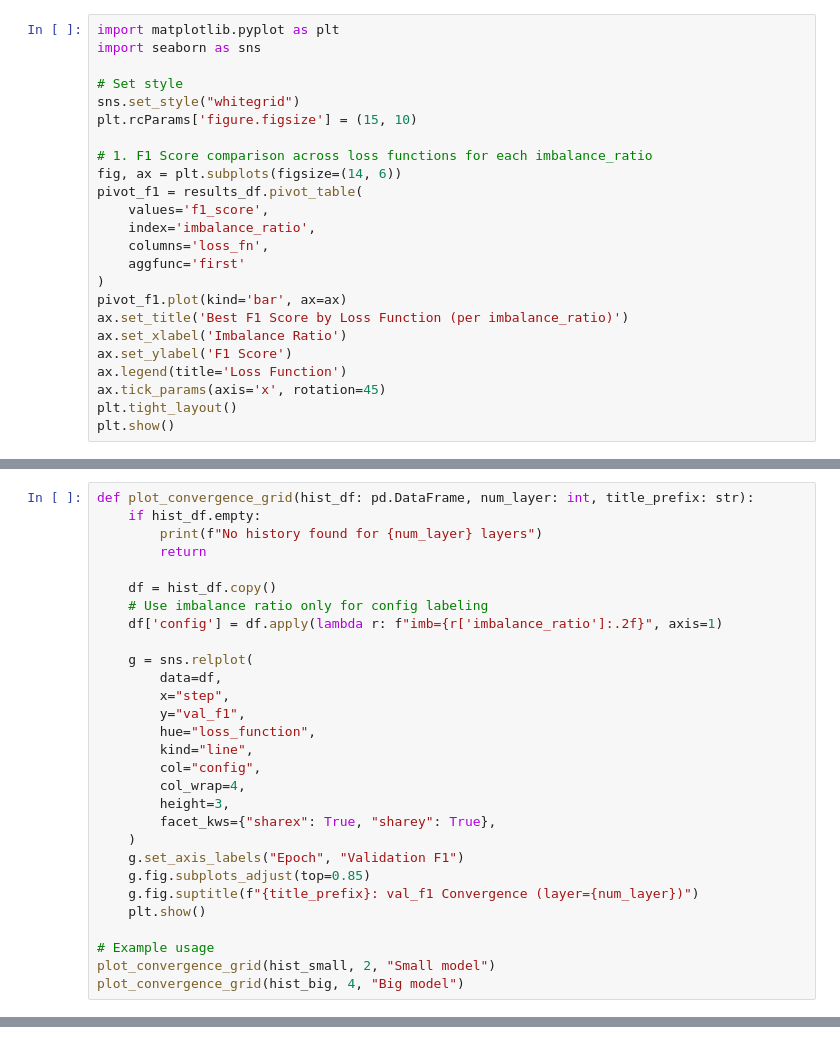
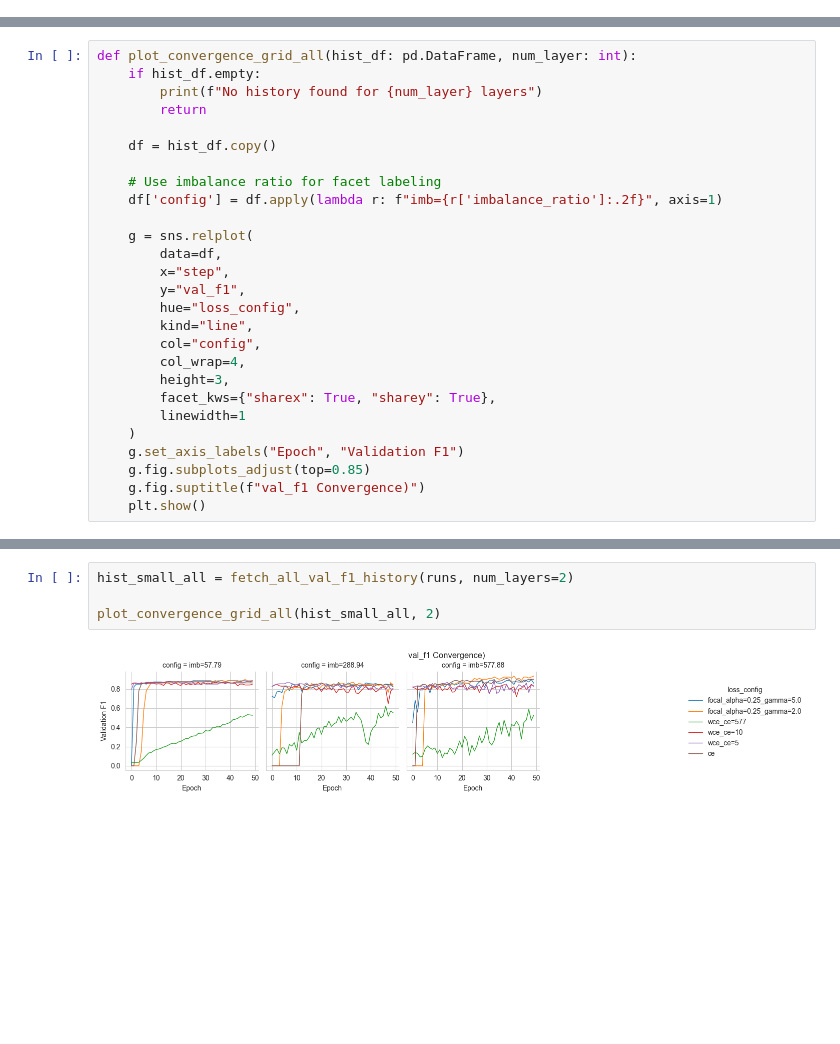
Before and after one commit to jwgit12/class-imbalance-loss-comparison, a Jupyter notebook: Visulaisation/data_viewer_creditcard.ipynb, the cells around one changed output, grey strips where cells are left out. Drawn from its saved outputs; the diff is of its cells as text; blank space fills up the shorter version.

```diff
--- a/Visulaisation/data_viewer_creditcard.ipynb
+++ b/Visulaisation/data_viewer_creditcard.ipynb
@@ -110,24 +73,0 @@ print(results_df)
-# %%
-import matplotlib.pyplot as plt
-import seaborn as sns
-
-# Set style
-sns.set_style("whitegrid")
-plt.rcParams['figure.figsize'] = (15, 10)
-
-# 1. F1 Score comparison across loss functions for each imbalance_ratio
-fig, ax = plt.subplots(figsize=(14, 6))
-pivot_f1 = results_df.pivot_table(
-    values='f1_score',
-    index='imbalance_ratio',
-    columns='loss_fn',
-    aggfunc='first'
-)
-pivot_f1.plot(kind='bar', ax=ax)
-ax.set_title('Best F1 Score by Loss Function (per imbalance_ratio)')
-ax.set_xlabel('Imbalance Ratio')
-ax.set_ylabel('F1 Score')
-ax.legend(title='Loss Function')
-ax.tick_params(axis='x', rotation=45)
-plt.tight_layout()
-plt.show()
@@ -196,29 +179,27 @@ hist_big   = fetch_val_f1_history(best_big, 4)
 # %%
-def plot_convergence_grid(hist_df: pd.DataFrame, num_layer: int, title_prefix: str):
+def plot_convergence_grid_all(hist_df: pd.DataFrame, num_layer: int):
     if hist_df.empty:
         print(f"No history found for {num_layer} layers")
         return
 
     df = hist_df.copy()
-    # Use imbalance ratio only for config labeling
+
+    # Use imbalance ratio for facet labeling
     df['config'] = df.apply(lambda r: f"imb={r['imbalance_ratio']:.2f}", axis=1)
 
     g = sns.relplot(
         data=df,
         x="step",
         y="val_f1",
-        hue="loss_function",
+        hue="loss_config",
         kind="line",
         col="config",
         col_wrap=4,
         height=3,
         facet_kws={"sharex": True, "sharey": True},
+        linewidth=1
     )
     g.set_axis_labels("Epoch", "Validation F1")
     g.fig.subplots_adjust(top=0.85)
-    g.fig.suptitle(f"{title_prefix}: val_f1 Convergence (layer={num_layer})")
+    g.fig.suptitle(f"val_f1 Convergence)")
     plt.show()
-
-# Example usage
-plot_convergence_grid(hist_small, 2, "Small model")
-plot_convergence_grid(hist_big, 4, "Big model")
@@ -309,0 +206,6 @@ def plot_best_loss_heatmap(best_df: pd.DataFrame, num_layer: int, title_prefix:
+# %%
+hist_small_all = fetch_all_val_f1_history(runs, num_layers=2)
+
+plot_convergence_grid_all(hist_small_all, 2)
+# %% [output]
+[figure, added]
```
Also changed, not shown: parts of 16 cells of this notebook, 4 other files.
